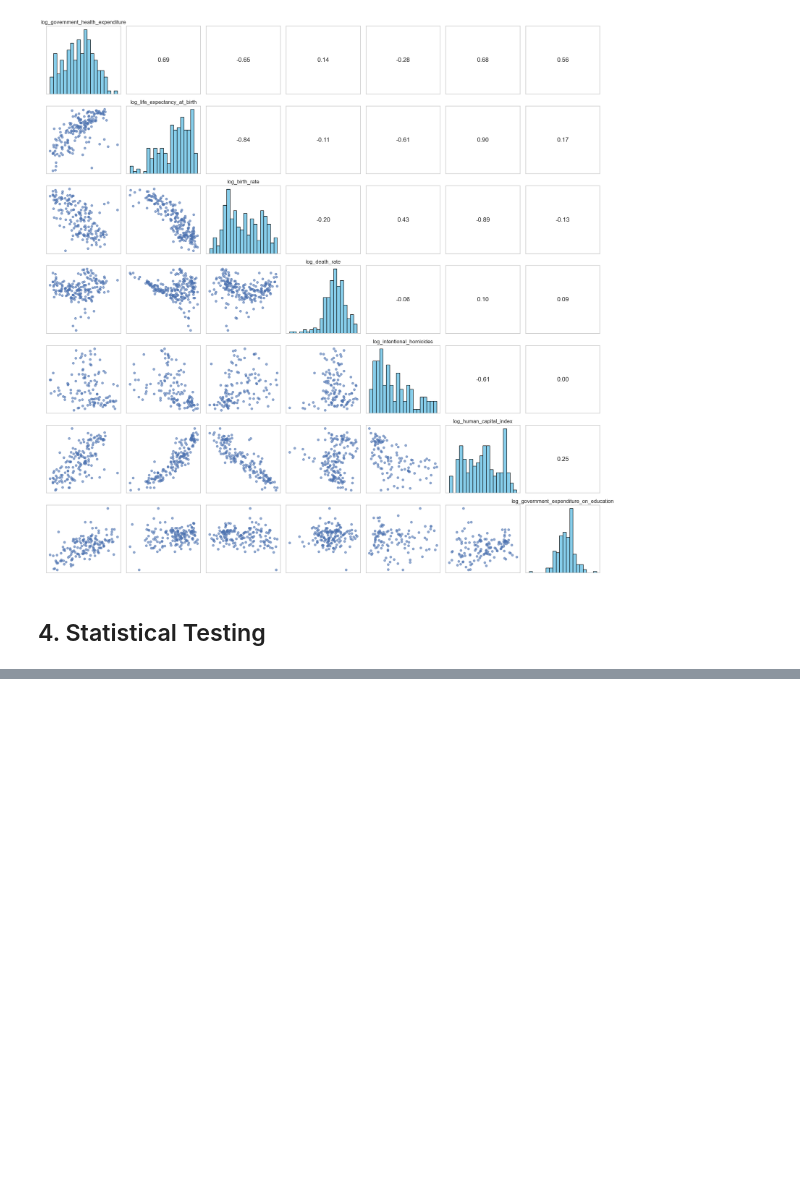
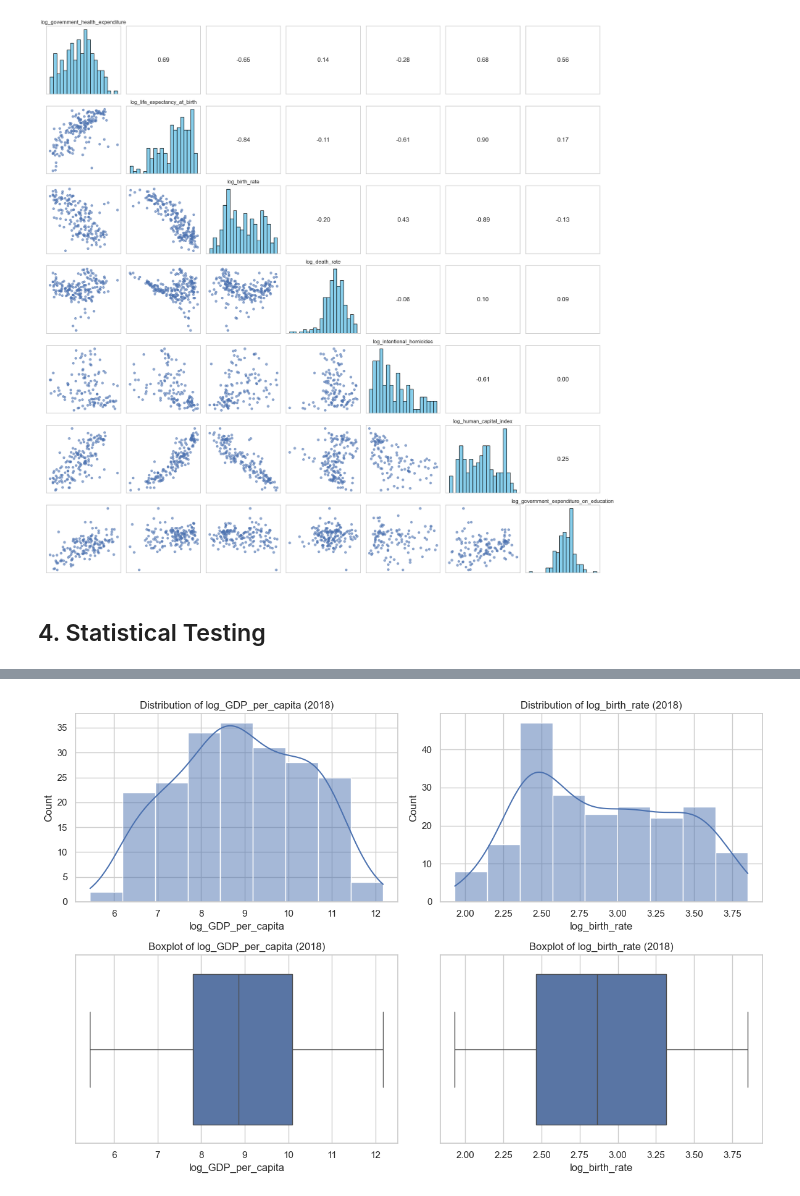
Before and after one commit to Titaniel3/ASDA_2025_Group_1_Portfolio_new, a Jupyter notebook: notebooks/week_06_draft_DL.ipynb, the cells around one changed output, grey strips where cells are left out. Saved outputs shown, nothing was run; the diff lists cells and outputs as text; code cells hidden in the pictures; blank space fills up the shorter version.

```diff
--- a/notebooks/week_06_draft_DL.ipynb
+++ b/notebooks/week_06_draft_DL.ipynb
@@ -367,0 +413,43 @@ Spearman p-values
+# %%
+# Create log-transformed variables for GDP_per_capita and birth_rate
+# Using log(1 + x) to avoid issues with zeros or very small values
+
+df["log_GDP_per_capita"] = np.log1p(df["GDP_per_capita"])
+df["log_birth_rate"] = np.log1p(df["birth_rate"])
+# %%
+# Filter data for 2018
+mask_2018 = df["date"].dt.year == 2018
+data_2018 = df.loc[mask_2018, ["log_GDP_per_capita", "log_birth_rate"]].dropna()
+
+plt.figure(figsize=(12, 8))
+
+# Histogram: log_GDP_per_capita
+plt.subplot(2, 2, 1)
+sns.histplot(data_2018["log_GDP_per_capita"], kde=True)
+plt.title("Distribution of log_GDP_per_capita (2018)")
+plt.xlabel("log_GDP_per_capita")
+plt.ylabel("Count")
+
+# Histogram: log_birth_rate
+plt.subplot(2, 2, 2)
+sns.histplot(data_2018["log_birth_rate"], kde=True)
+plt.title("Distribution of log_birth_rate (2018)")
+plt.xlabel("log_birth_rate")
+plt.ylabel("Count")
+
+# Boxplot: log_GDP_per_capita
+plt.subplot(2, 2, 3)
+sns.boxplot(x=data_2018["log_GDP_per_capita"])
+plt.title("Boxplot of log_GDP_per_capita (2018)")
+plt.xlabel("log_GDP_per_capita")
+
+# Boxplot: log_birth_rate
+plt.subplot(2, 2, 4)
+sns.boxplot(x=data_2018["log_birth_rate"])
+plt.title("Boxplot of log_birth_rate (2018)")
+plt.xlabel("log_birth_rate")
+
+plt.tight_layout()
+plt.show()
+# %% [output]
+[figure, added]
```
Also changed, not shown: parts of 6 cells of this notebook.
